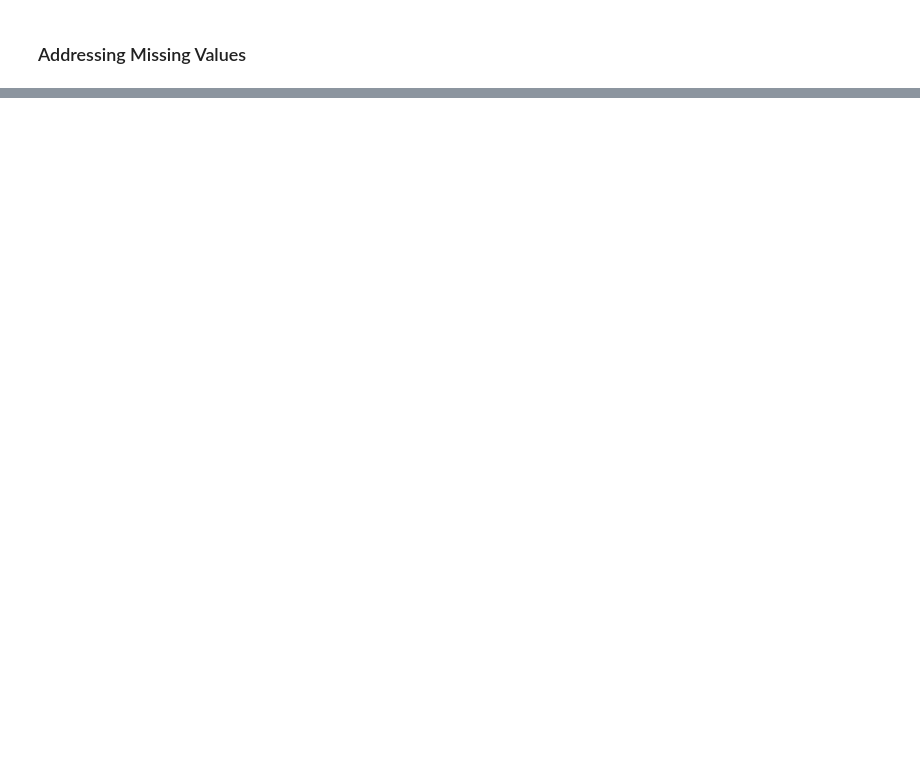
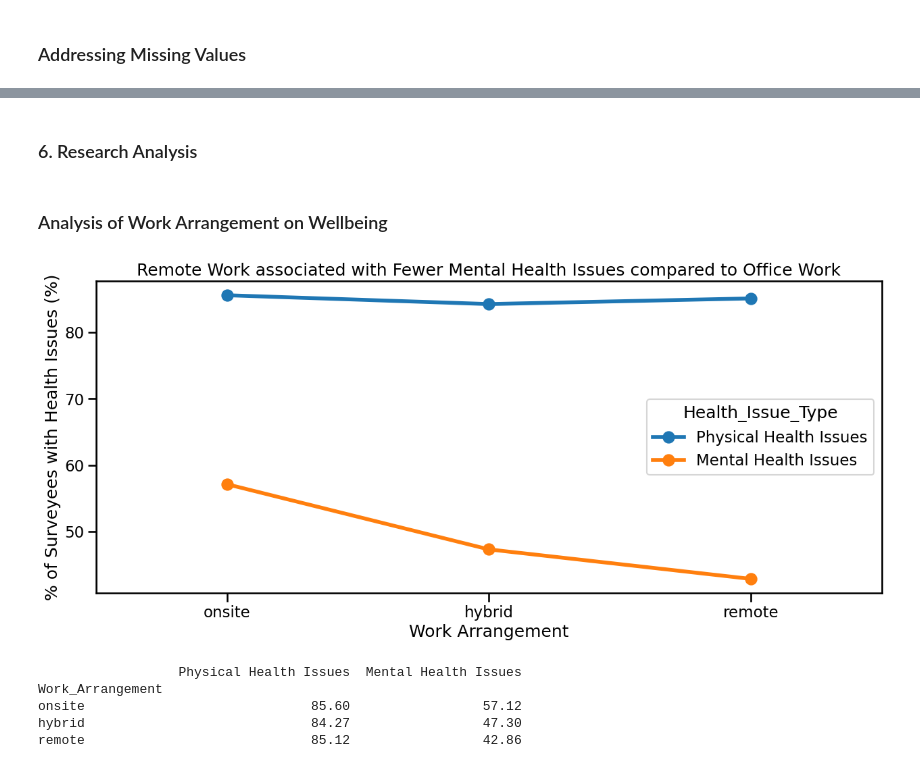
Before and after one commit to nathan-limjw/remote-work-health-analysis, a Jupyter notebook: notebooks/01_eda.ipynb, the cells around one changed output, grey strips where cells are left out. Cells and saved outputs as stored; diff of their text form; code cells hidden in the pictures; blank space fills up the shorter version.

Commit message:
feat: add visualisations in seaborn and analyses

```diff
--- a/notebooks/01_eda.ipynb
+++ b/notebooks/01_eda.ipynb
@@ -236,10 +235,10 @@ df_clean = clear_trailing_spaces(df_clean)
 #### Date Columns
 # %%
 # Formatting Date_Surveyed Column
-#df_clean["Survey_Date"].unique()
+#df_copy["Survey_Date"].unique()
 
-df_clean = remove_characters(df_clean, "Survey_Date", " 00:00:00")
-df_clean["Survey_Date"] = pd.to_datetime(df_clean["Survey_Date"])
+df_copy = remove_characters(df_copy, "Survey_Date", " 00:00:00")
+df_copy["Survey_Date"] = pd.to_datetime(df_copy["Survey_Date"])
 # %% [markdown]
 Timestamp values " 00:00:00" were removed from each entry in the `Surveyed_Date` column as the only relevant component was the date component, not the time of day.
 # %% [markdown]
@@ -437,11 +465,11 @@ Mental_Health_Issues_Binary                 0            0.000000
 Physical_Health_Issues_Binary               0            0.000000
 # %%
 # Dropping Missing Values
-df_clean = df_clean.dropna(subset= ["Burnout_Level"])
+df_copy.dropna(subset= ["Burnout_Level"], inplace= True)
 
 # Imputing Missing Values
-impute_by_grouped_median(df_clean, "Age", "Job_Role", "Industry")
-impute_by_grouped_median(df_clean, "Hours_Per_Week", "Job_Role", "Work_Arrangement")
-impute_by_grouped_median(df_clean, "Social_Isolation_Score", "Work_Arrangement", "Mental_Health_Issues_Binary")
-impute_by_grouped_median(df_clean, "Work_Life_Balance_Score", "Work_Arrangement", "Industry")
+impute_by_grouped_median(df_copy, "Age", "Job_Role", "Industry")
+impute_by_grouped_median(df_copy, "Hours_Per_Week", "Job_Role", "Work_Arrangement")
+impute_by_grouped_median(df_copy, "Social_Isolation_Score", "Work_Arrangement", "Mental_Health_Issues_Binary")
+impute_by_grouped_median(df_copy, "Work_Life_Balance_Score", "Work_Arrangement", "Industry")
 # %% [output]
@@ -464,0 +496,5 @@ For grouped imputation methods, when specific group combinations do not have any
+# %%
+# Dropping Unnecessary Columns
+df_cleaned = df_copy.drop(columns=["Mental_Health_Status", "Physical_Health_Issues", "Salary_Range"])
+
+df_cleaned.isnull().sum().sort_values(ascending = False)
@@ -464,0 +565,34 @@ For grouped imputation methods, when specific group combinations do not have any
+# %% [markdown]
+### 6. Research Analysis
+# %% [markdown]
+### Analysis of Work Arrangement on Wellbeing
+# %%
+health_comparison = df_cleaned.groupby("Work_Arrangement").agg({
+    "Physical_Health_Issues_Binary": lambda x: round((x == 1).sum() / len(x) * 100, 2),
+    "Mental_Health_Issues_Binary": lambda x: round((x == 1).sum() / len(x) * 100,2),
+})
+
+health_comparison.columns = ["Physical Health Issues", "Mental Health Issues"]
+
+health_comparison_melted = health_comparison.reset_index().melt(
+    id_vars = "Work_Arrangement",
+    var_name = "Health_Issue_Type",
+    value_name = "Percentage"
+)
+
+plt.figure(figsize=(15,6))
+sns.pointplot(x = "Work_Arrangement", y = "Percentage", data = health_comparison_melted,
+              hue = "Health_Issue_Type", order = ["onsite", "hybrid", "remote"])
+plt.xlabel("Work Arrangement")
+plt.ylabel("% of Surveyees with Health Issues (%)")
+plt.title("Remote Work associated with Fewer Mental Health Issues compared to Office Work")
+plt.show()
+
+print(health_comparison.sort_values("Mental Health Issues", ascending= False))
+# %% [output]
+[figure, added]
+                  Physical Health Issues  Mental Health Issues
+Work_Arrangement
+onsite                             85.60                 57.12
+hybrid                             84.27                 47.30
+remote                             85.12                 42.86
```
Also changed, not shown: parts of 40 cells of this notebook, 1 other file.
